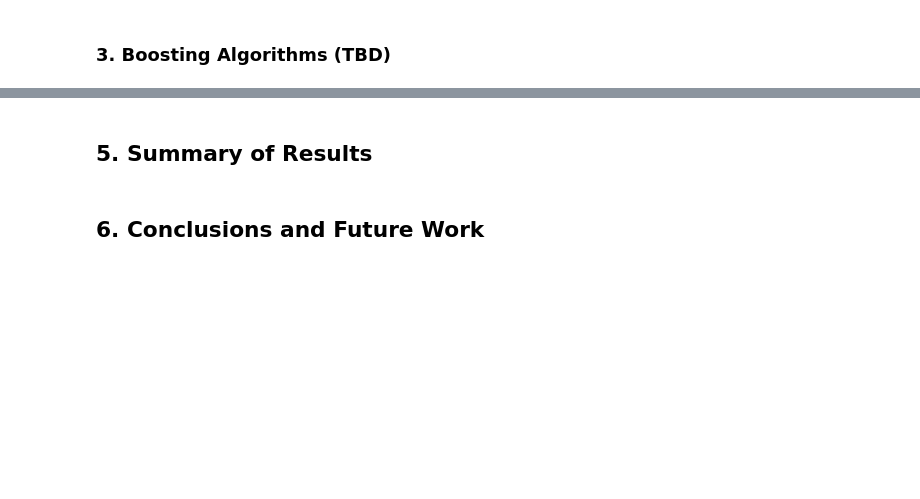
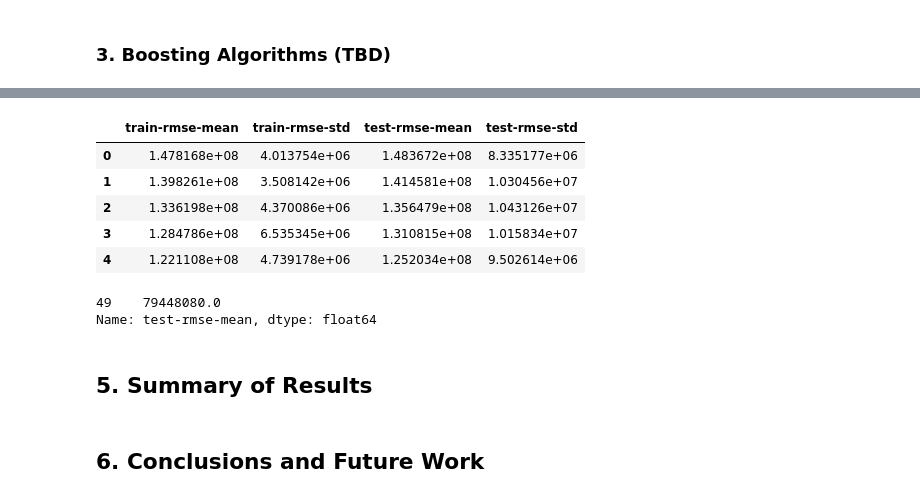
Before and after one commit to vnagapudi/W207-TMDB-Kaggle-Project, a Jupyter notebook: project_final_draft.ipynb, the cells around one changed output, grey strips where cells are left out. Cells and saved outputs as stored; diff of their text form; code cells hidden in the pictures; blank space fills up the shorter version.

```diff
--- a/project_final_draft.ipynb
+++ b/project_final_draft.ipynb
@@ -702,0 +725,10 @@ Best Score 0.5812701823794324
+# %%
+import xgboost as xgb
+
+data_dmatrix = xgb.DMatrix(data=train_data,label=train_rev)
+
+params = {"objective":"reg:linear",'colsample_bytree': 0.3,'learning_rate': 0.1,
+                'max_depth': 5, 'alpha': 10}
+
+cv_results = xgb.cv(dtrain=data_dmatrix, params=params, nfold=3,
+                    num_boost_round=50,early_stopping_rounds=10,metrics="rmse", as_pandas=True, seed=123)
@@ -703,3 +753,17 @@ Best Score 0.5812701823794324
+# %%
+cv_results.head()
+# %% [output]
+|  | train-rmse-mean | train-rmse-std | test-rmse-mean | test-rmse-std |
+| 0 | 1.478168e+08 | 4.013754e+06 | 1.483672e+08 | 8.335177e+06 |
+| 1 | 1.398261e+08 | 3.508142e+06 | 1.414581e+08 | 1.030456e+07 |
+| 2 | 1.336198e+08 | 4.370086e+06 | 1.356479e+08 | 1.043126e+07 |
+| 3 | 1.284786e+08 | 6.535345e+06 | 1.310815e+08 | 1.015834e+07 |
+| 4 | 1.221108e+08 | 4.739178e+06 | 1.252034e+08 | 9.502614e+06 |
+# %%
+print((cv_results["test-rmse-mean"]).tail(1))
+# %% [output]
+49    79448080.0
+Name: test-rmse-mean, dtype: float64
 # %% [markdown]
 ## 5. Summary of Results
 # %% [markdown]
```
Also changed, not shown: parts of 19 cells of this notebook.
